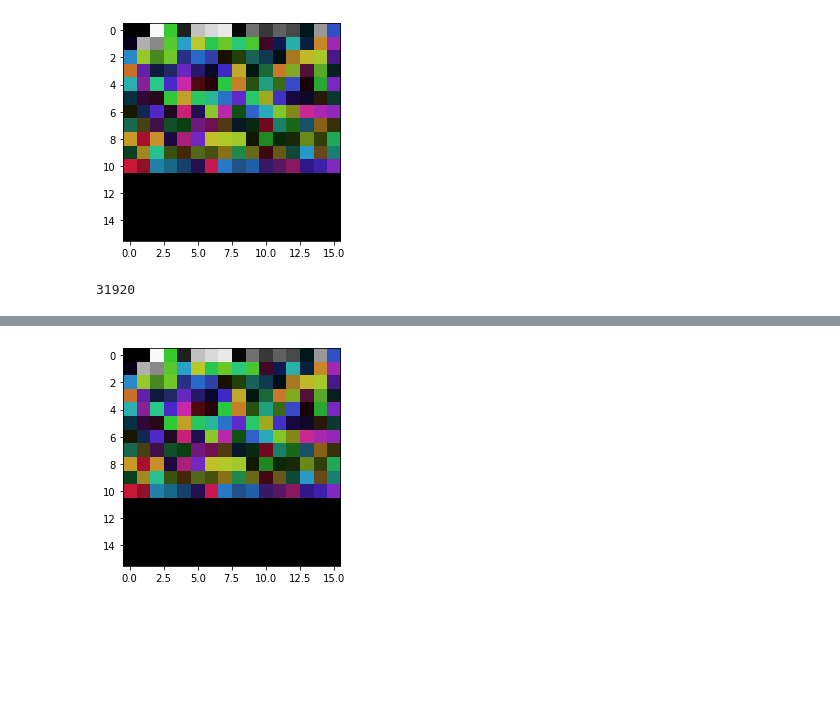
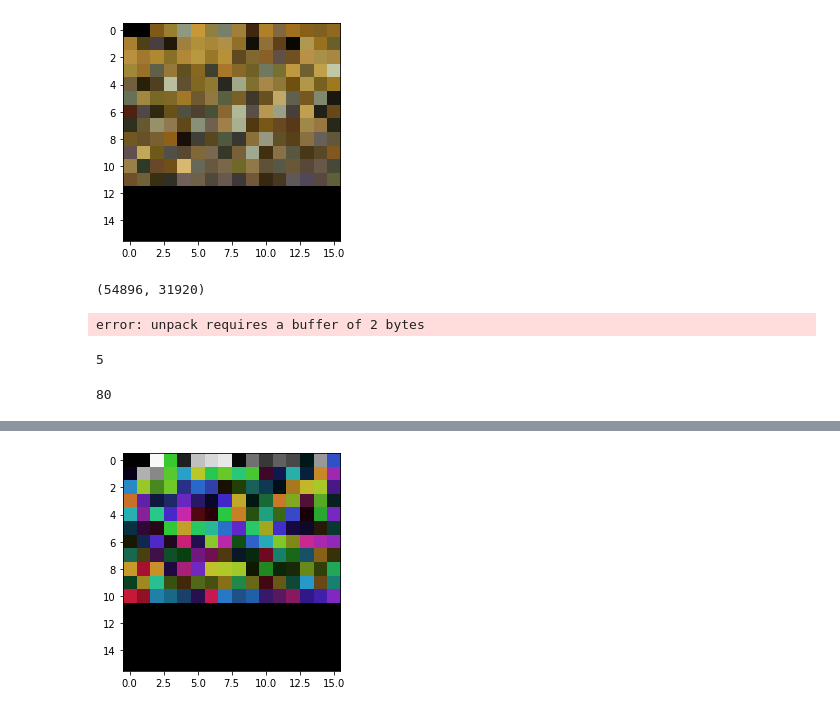
Before and after one commit to 0xLiso/dePIXELator, a Jupyter notebook: DecodeVIP.ipynb, the cells around one changed output, grey strips where cells are left out. Drawn from its saved outputs; the diff is of its cells as text; code cells hidden in the pictures; blank space fills up the shorter version.

```diff
--- a/DecodeVIP.ipynb
+++ b/DecodeVIP.ipynb
@@ -87,7 +87,20 @@ class VIPFile:
                 print(f"{count+init:06}: [{size:>6}]",end=" ")
                 print(f"{text} {endset}")
 
+    def show_info_acc(self,init=0,end=-1,filter_by=[]):
+        res=[]
+        if end<0:
+            end=len(self.chunks)
+        for count,bh in  enumerate(self.chunks[init:end]):
+            h=bh.header
+            size=bh.data_size
 
+            text=""
+            for i,b in enumerate(h):
+                if i==3:
+                    if b==5:
+                        res.append(count+init)
+        return res
 
     def pinta_paleta(self,id):
         paleta=self.get_paleta(id)
@@ -116,4 +129,4 @@ class VIPFile:
 #f.seek(0x0DF5B6A0,0)
 #f.seek(0x0135a684,0)
 
-v =VIPFile("../data/game/iso/SN00002.VIP",0x0DF5B6A0,50000)
+v =VIPFile("../data/game/iso/SN00002.VIP",0x0DF5B6A0,10000)
@@ -120,11 +137,24 @@ v =VIPFile("../data/game/iso/SN00002.VIP",0x0DF5B6A0,50000)
 # %%
 v.anal_vip_file()
 # %%
-v.pinta_paleta(0)
+v.pinta_paleta(4742)
 # %% [output]
-[figure, old version]
+[figure, new version]
-# %%
-228*140
-# %% [output]
-31920
+# %%
+0xd670, 228*140
+# %% [output]
+(54896, 31920)
+# %%
+l = [0x44, 0, 0x4,0 ]
+hex(calcula_salto(l,0))
+# %% [output]
+error: unpack requires a buffer of 2 bytes
+# %%
+0x85 & 0x7f
+# %% [output]
+5
+# %%
+0x50
+# %% [output]
+80
 # %%
```
Also changed, not shown: parts of 26 cells of this notebook, 1 other file.
